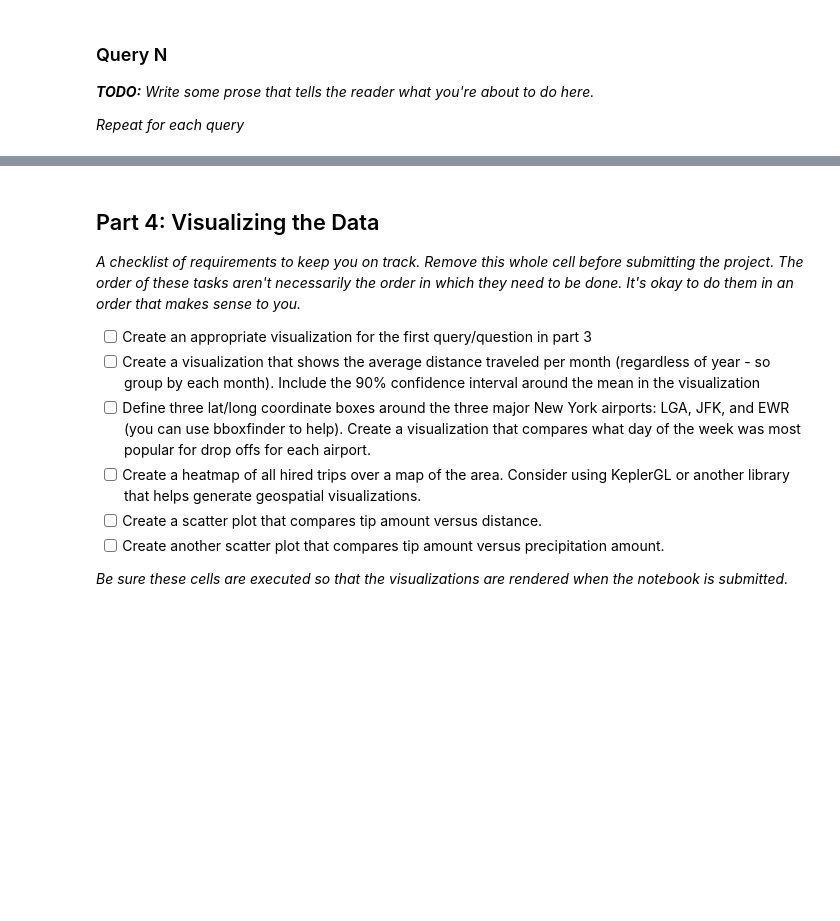
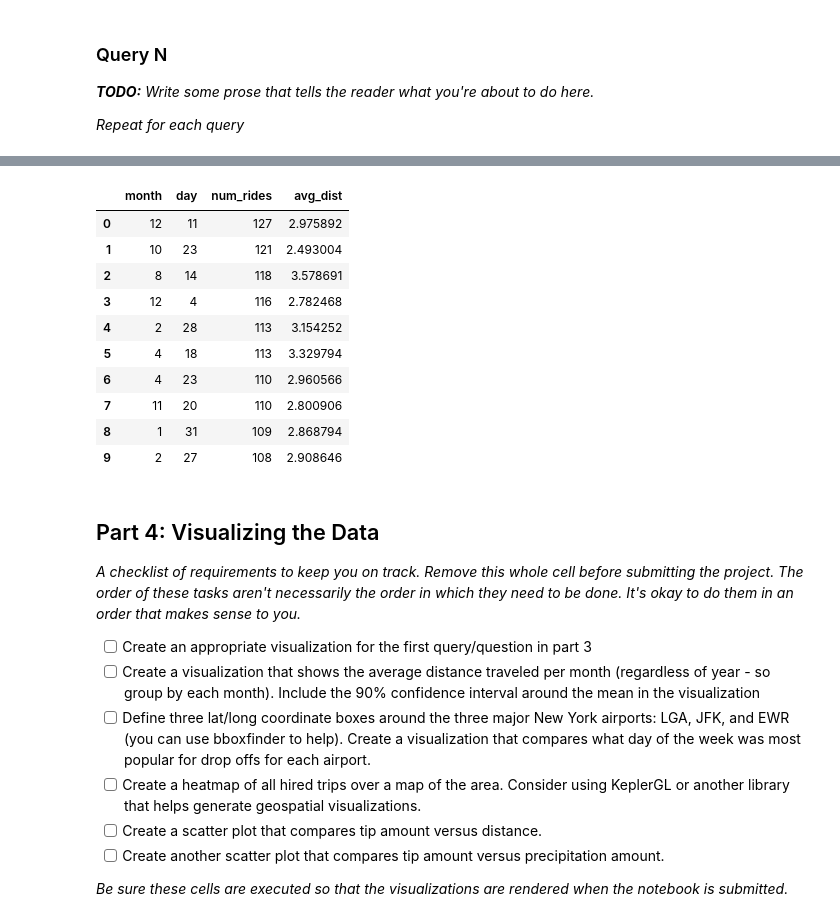
Before and after one commit to Zhizhen-dev/4501-final-project, a Jupyter notebook: project.ipynb, the cells around one changed output, grey strips where cells are left out. Drawn from its saved outputs; the diff is of its cells as text; code cells hidden in the pictures; blank space fills up the shorter version.

```diff
--- a/project.ipynb
+++ b/project.ipynb
@@ -459,10 +459,10 @@ _This is where you can actually execute all the required functions._
 _**TODO:** Write some prose that tells the reader what you're about to do here._
 # %%
 #read from stored cleaned data
-taxi_data = pd.read_csv('cleaned_taci_data.csv')
-uber_data = pd.read_csv('cleaned_uber_data.csv')
-hourly_weather_data=pd.read_csv('cleaned_hourly_data')
-daily_weather_data = pd.read_csv('cleaned_daily_data')
+taxi_data = pd.read_csv('cleaned_taxi_data 3.csv')
+uber_dataframe = pd.read_csv('cleaned_uber_data')
+hourly_weather=pd.read_csv('cleaned_hourly_data1.csv')
+daily_weather = pd.read_csv('cleaned_daily_data1.csv')
 # %% [markdown]
 ## Part 2: Storing Cleaned Data
 
@@ -544,0 +718,29 @@ write_query_to_file(QUERY_N, "some_descriptive_name.sql")
+# %%
+#Query for question 4
+QUERY_4 = """
+SELECT month, day, COUNT(*) AS num_rides, AVG(distance) as avg_dist
+FROM uber_dataframe
+WHERE year = 2009
+GROUP BY month, day
+UNION
+SELECT month, day, COUNT(*) AS num_rides, AVG(distance) as avg_dist
+FROM taxi_data
+WHERE year = 2009
+GROUP BY month, day
+ORDER BY num_rides DESC
+LIMIT 10;
+"""
+Result_4 = sqldf(QUERY_4)
+Result_4
+# %% [output]
+|  | month | day | num_rides | avg_dist |
+| 0 | 12 | 11 | 127 | 2.975892 |
+| 1 | 10 | 23 | 121 | 2.493004 |
+| 2 | 8 | 14 | 118 | 3.578691 |
+| 3 | 12 | 4 | 116 | 2.782468 |
+| 4 | 2 | 28 | 113 | 3.154252 |
+| 5 | 4 | 18 | 113 | 3.329794 |
+| 6 | 4 | 23 | 110 | 2.960566 |
+| 7 | 11 | 20 | 110 | 2.800906 |
+| 8 | 1 | 31 | 109 | 2.868794 |
+| 9 | 2 | 27 | 108 | 2.908646 |
```
Also changed, not shown: parts of 21 cells of this notebook, 6 other files.
